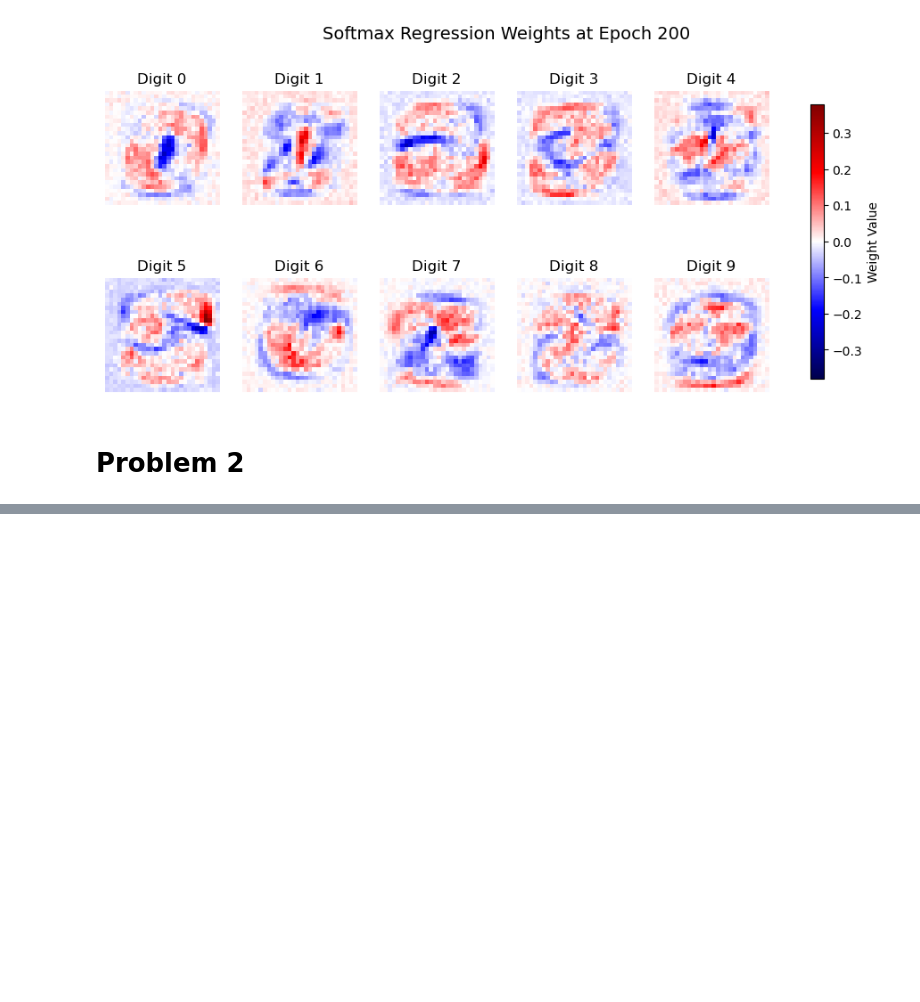
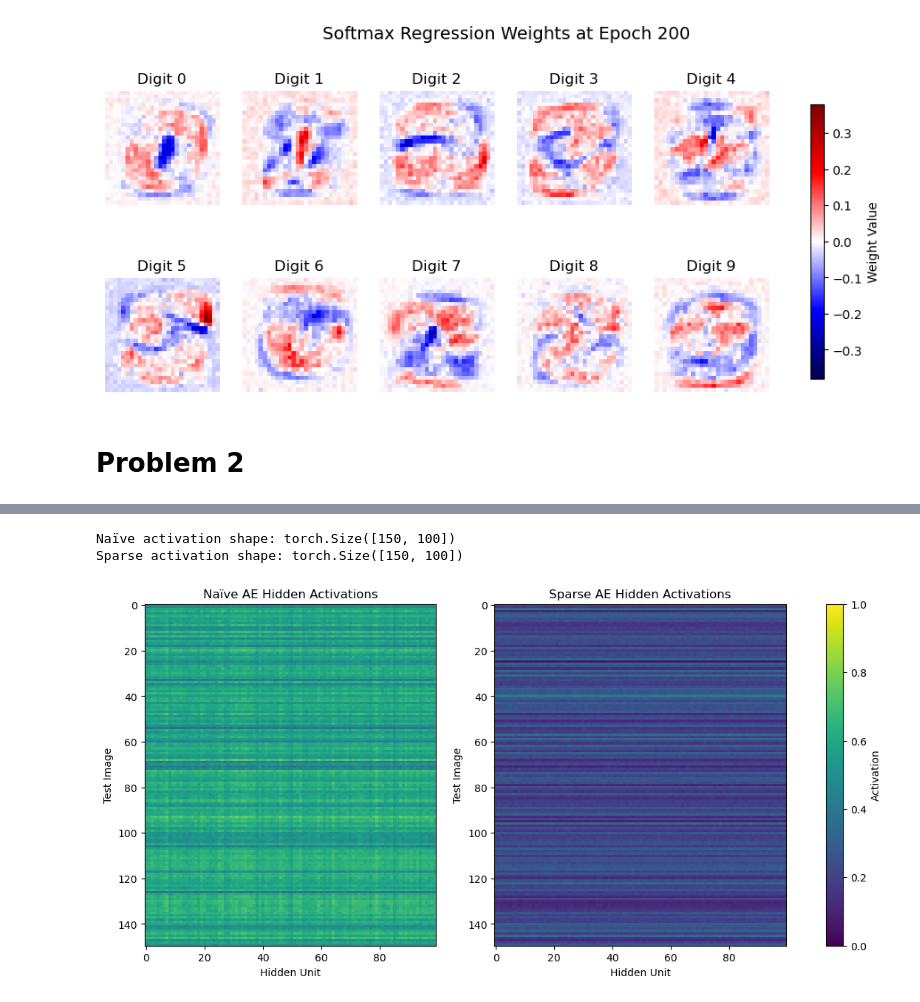
Before and after one commit to lorivera23/Deep-Learning-Systems, a Jupyter notebook: HW1/HW1.ipynb, the cells around one changed output, grey strips where cells are left out. Cells and saved outputs as stored; diff of their text form; code cells hidden in the pictures; blank space fills up the shorter version.

```diff
--- a/HW1/HW1.ipynb
+++ b/HW1/HW1.ipynb
@@ -393,0 +686,54 @@ sparse_autoencoder = Autoencoder().to(device)
+# %%
+naive_activations = collect_hidden_activations(
+    naive_autoencoder,
+    test_loader_ae,
+    device
+)
+
+sparse_activations = collect_hidden_activations(
+    sparse_autoencoder,
+    test_loader_ae,
+    device
+)
+
+print("Naïve activation shape:", naive_activations.shape)
+print("Sparse activation shape:", sparse_activations.shape)
+# %% [output]
+Naïve activation shape: torch.Size([150, 100])
+Sparse activation shape: torch.Size([150, 100])
+# %%
+fig, axes = plt.subplots(1, 2, figsize=(14, 6))
+
+axes[0].imshow(
+    naive_activations,
+    aspect="auto",
+    cmap="viridis",
+    vmin=0,
+    vmax=1
+)
+
+axes[0].set_title("Naïve AE Hidden Activations")
+axes[0].set_xlabel("Hidden Unit")
+axes[0].set_ylabel("Test Image")
+
+activation_plot = axes[1].imshow(
+    sparse_activations,
+    aspect="auto",
+    cmap="viridis",
+    vmin=0,
+    vmax=1
+)
+
+axes[1].set_title("Sparse AE Hidden Activations")
+axes[1].set_xlabel("Hidden Unit")
+axes[1].set_ylabel("Test Image")
+
+fig.colorbar(
+    activation_plot,
+    ax=axes,
+    label="Activation"
+)
+
+plt.show()
+# %% [output]
+[figure, added]
```
Also changed, not shown: parts of 16 cells of this notebook.
